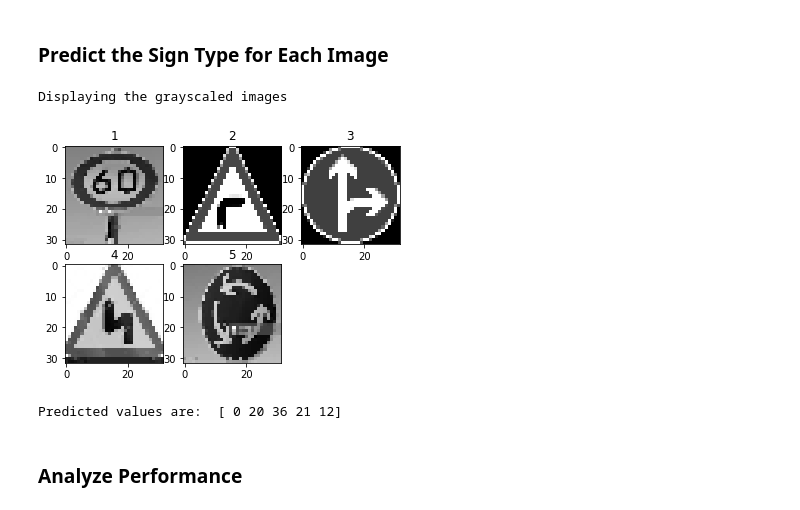
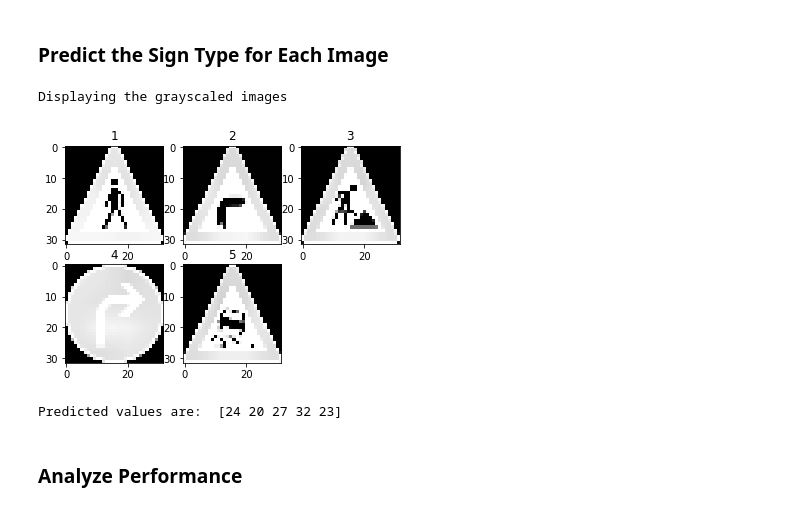
Before and after one commit to rudraxx/sdnd_abhishek, a Jupyter notebook: CarND-Traffic-Sign-Classifier-Project/Traffic_Sign_Classifier.ipynb, the cells around one changed output. Saved outputs shown, nothing was run; the diff lists cells and outputs as text; code cells hidden in the pictures.

```diff
--- a/CarND-Traffic-Sign-Classifier-Project/Traffic_Sign_Classifier.ipynb
+++ b/CarND-Traffic-Sign-Classifier-Project/Traffic_Sign_Classifier.ipynb
@@ -250,10 +253,13 @@ New total training data size: (67625, 32, 32, 3)
 # %%
 # Plot a few of the new imageset for category 0
 
-temp = X_train[y_train==0]
+print("Display few images from the test data set before preprocessing")
+
+temp = X_train[y_train==3]
 # print(temp.shape)
+rand_idx = np.random.randint(0,temp.shape[0],10)
 for i in range(9):
-    plt.subplot(3,3,i+1), plt.imshow(temp[np.random.randint(0,temp.shape[0])])
+    plt.subplot(3,3,i+1), plt.imshow(temp[rand_idx[i]])
 
 plt.show()
 # %% [output]
@@ -545,6 +589,6 @@ saver = tf.train.Saver()
 save_file = './lr_1E-03_batch_100_epochs_20.ckpt'
 with tf.Session() as sess:
     saver.restore(sess,save_file)
-    test_accuracy = sess.run(accuracy_operation,feed_dict={x:X_valid_gray,y:y_valid,keep_prob:1})
+    test_accuracy = sess.run(accuracy_operation,feed_dict={x:X_test_gray,y:y_test,keep_prob:1})
 print ("Test Accuracy = {:.3f}".format(test_accuracy))
 # %% [output]
@@ -568,15 +612,15 @@ import os
 # import cv2
 # import matplotlib.pyplot as plt
 # import numpy as np
-
-additional_pics = os.listdir("./additional_images/additional_images")
+dir_location = "./additional_images"
+additional_pics = os.listdir(dir_location)
 # Resize these images to be 32x32
 dim = (32,32)
 internet_images=[]
 num_internet_images = len(additional_pics)
 
 for im_name in additional_pics:
-    filename = './additional_images/additional_images/' + im_name
+    filename = dir_location+ '/' + im_name
     im = cv2.imread(filename)
     resized_image = cv2.resize(im,dim,cv2.INTER_AREA)
     resized_image = cv2.cvtColor(resized_image,cv2.COLOR_BGR2RGB)
@@ -598,43 +642,35 @@ New Images data shape:  (5, 32, 32, 3)
 # %%
 ### Run the predictions here and use the model to output the prediction for each image.
 ### Make sure to pre-process the images with the same pre-processing pipeline used earlier.
 ### Feel free to use as many code cells as needed.
 
 internet_gray = np.ndarray((num_internet_images,32,32,1),dtype='float32')
 for image_id in range(0,num_internet_images):
     image = internet_image_array[image_id]
-    # Convert to grayscale
-    gray_image = grayscale(image)
-    new_image = normalize(gray_image)
+    # Preprocess data
+    new_image = preprocessing(image)
     internet_gray[image_id] = new_image
 
 print('Displaying the grayscaled images')
 
 # Display the images
 for i in range(num_internet_images):
     plt.subplot(2,3,i+1), plt.imshow(np.reshape(internet_gray[i],(32,32)),cmap='gray'), plt.title(i+1)
 plt.show()
 
-# plt.imshow(np.reshape(internet_gray[np.random.randint(0,n_internet)],(32,32)),cmap='gray')
-# plt.show()
 
-# Pass these images through the trained neural net. i.e get the logits.
-# Load the model:
-# import tensorflow as tf
-
-# save_file = './lr_1E-03_batch_100_epochs_20.ckpt'
-internet_y = np.array([3,20,36,21,40]).astype('uint8')
+internet_y = np.array([27,20,25,33,23]).astype('uint8')
 
 with tf.Session() as sess:
     saver.restore(sess,save_file)
 #     image_predictions = sess.run(logits,feed_dict={x:internet_gray,keep_prob:1})
     image_predictions = sess.run(tf.nn.softmax(logits),feed_dict={x:internet_gray,y:internet_y,keep_prob:1})
     #     print (output)
 print("Predicted values are: ", np.argmax(image_predictions,axis=1))
 # %% [output]
 Displaying the grayscaled images
-[figure, old version]
+[figure, new version]
-Predicted values are:  [ 0 20 36 21 12]
+Predicted values are:  [24 20 27 32 23]
 # %% [markdown]
 ### Analyze Performance
 # %%
```
Also changed, not shown: parts of 9 cells of this notebook, 18 other files.
